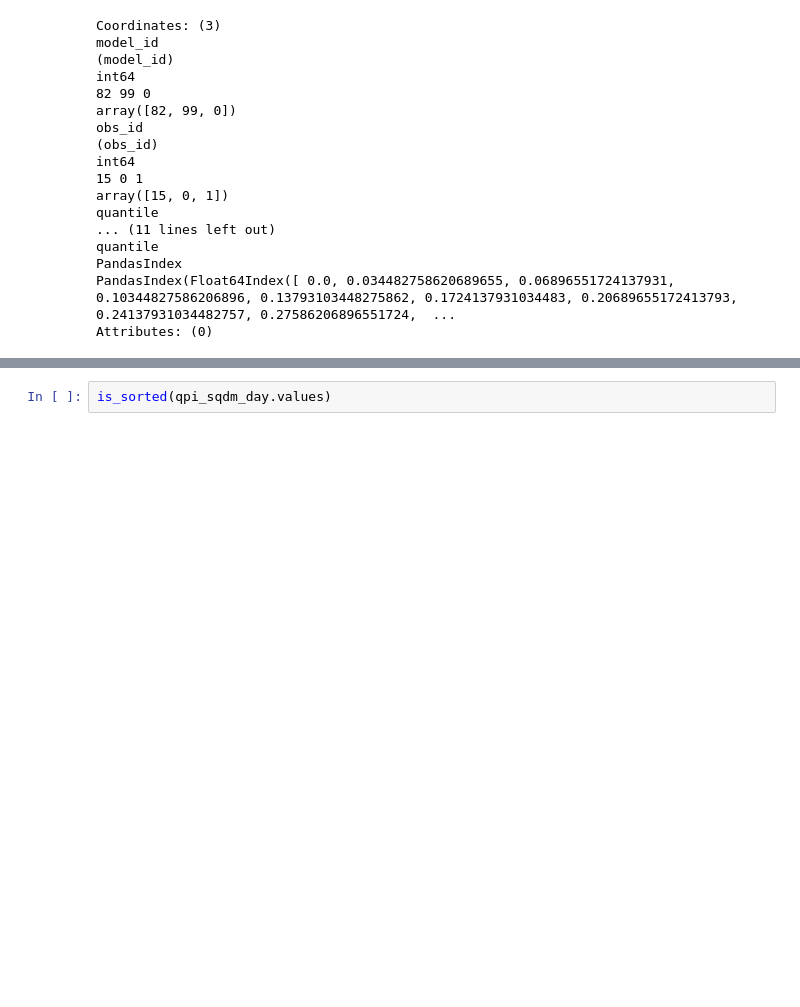
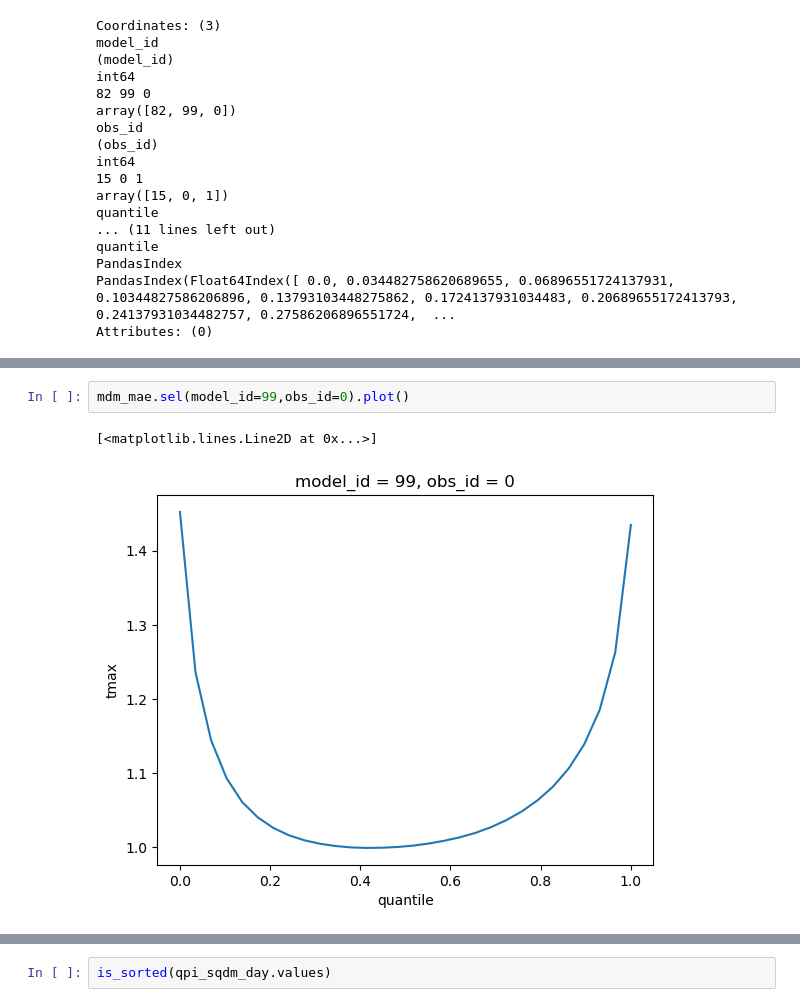
Before and after one commit to hrhampapura/moment_delta_mapping, a Jupyter notebook: lens_analysis/notebooks_final/Detrended/mdm_qdm.ipynb, the cells around one changed output, grey strips where cells are left out. Cells and saved outputs as stored; diff of their text form; blank space fills up the shorter version.

```diff
--- a/lens_analysis/notebooks_final/Detrended/mdm_qdm.ipynb
+++ b/lens_analysis/notebooks_final/Detrended/mdm_qdm.ipynb
@@ -730,0 +742,5 @@ mdm_abserr.rename('tmax').to_dataset().to_zarr(cvals+'mdm_mae_27examples.zarr',m
+# %%
+mdm_mae.sel(model_id=99,obs_id=0).plot()
+# %% [output]
+[<matplotlib.lines.Line2D at 0x...>]
+[figure, added]
```
Also changed, not shown: parts of 4 cells of this notebook.
